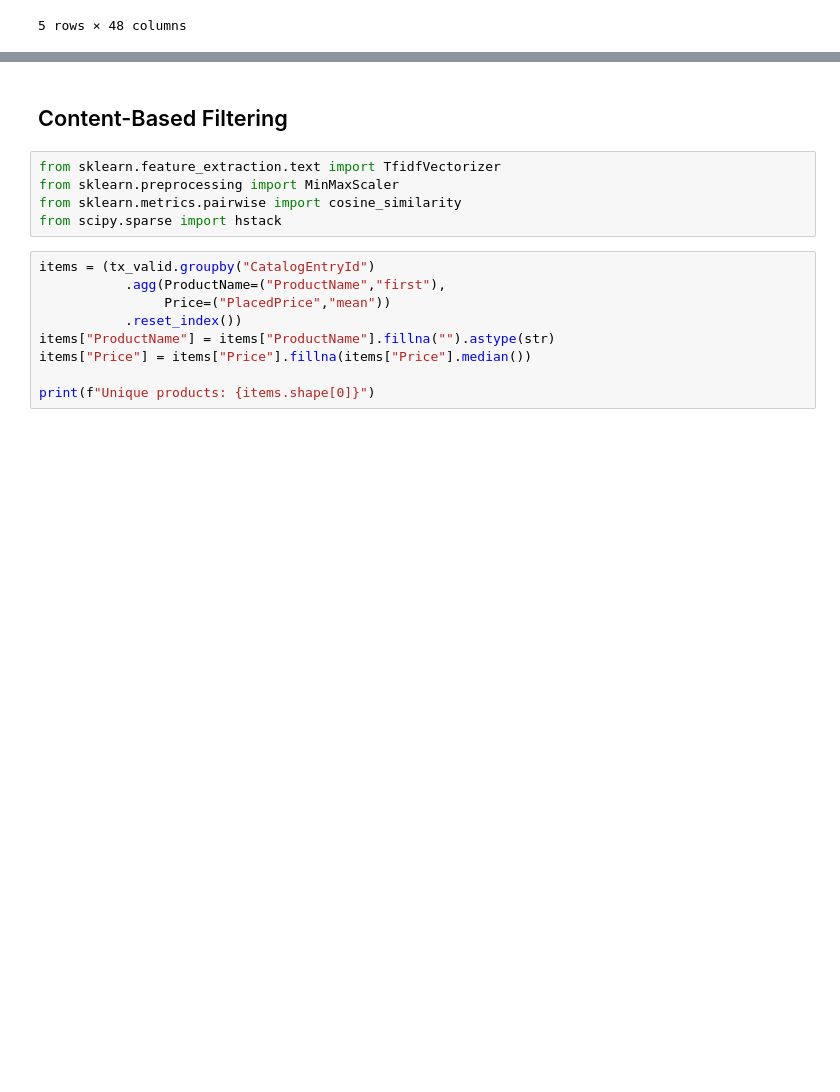
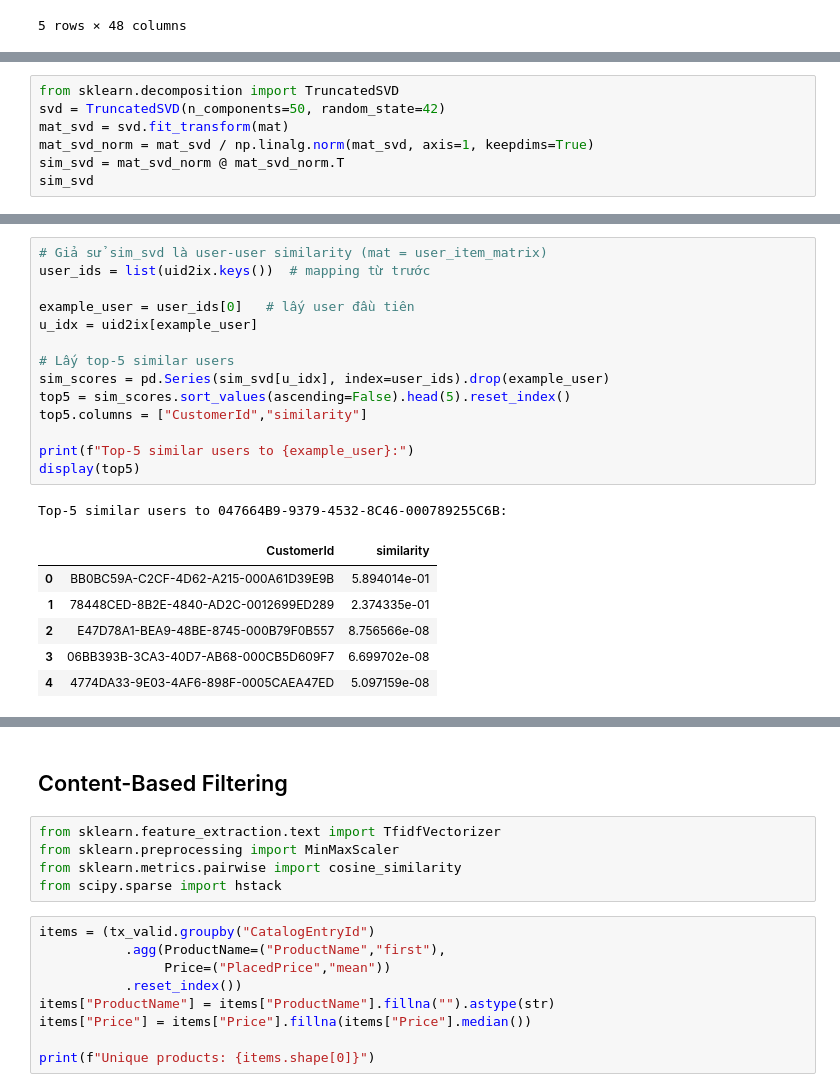
Before and after one commit to SnowflakeTech/Recommendation-System-for-Ecormmerce, a Jupyter notebook: notebook/main.ipynb, the cells around one changed output, grey strips where cells are left out. Drawn from its saved outputs; the diff is of its cells as text; blank space fills up the shorter version.

```diff
--- a/notebook/main.ipynb
+++ b/notebook/main.ipynb
@@ -687,0 +703,7 @@ df_jaccard.head()
+# %%
+from sklearn.decomposition import TruncatedSVD
+svd = TruncatedSVD(n_components=50, random_state=42)
+mat_svd = svd.fit_transform(mat)
+mat_svd_norm = mat_svd / np.linalg.norm(mat_svd, axis=1, keepdims=True)
+sim_svd = mat_svd_norm @ mat_svd_norm.T
+sim_svd
@@ -687,0 +724,22 @@ df_jaccard.head()
+# %%
+# Giả sử sim_svd là user-user similarity (mat = user_item_matrix)
+user_ids = list(uid2ix.keys())  # mapping từ trước
+
+example_user = user_ids[0]   # lấy user đầu tiên
+u_idx = uid2ix[example_user]
+
+# Lấy top-5 similar users
+sim_scores = pd.Series(sim_svd[u_idx], index=user_ids).drop(example_user)
+top5 = sim_scores.sort_values(ascending=False).head(5).reset_index()
+top5.columns = ["CustomerId","similarity"]
+
+print(f"Top-5 similar users to {example_user}:")
+display(top5)
+# %% [output]
+Top-5 similar users to 047664B9-9379-4532-8C46-000789255C6B:
+|  | CustomerId | similarity |
+| 0 | BB0BC59A-C2CF-4D62-A215-000A61D39E9B | 5.894014e-01 |
+| 1 | 78448CED-8B2E-4840-AD2C-0012699ED289 | 2.374335e-01 |
+| 2 | E47D78A1-BEA9-48BE-8745-000B79F0B557 | 8.756566e-08 |
+| 3 | 06BB393B-3CA3-40D7-AB68-000CB5D609F7 | 6.699702e-08 |
+| 4 | 4774DA33-9E03-4AF6-898F-0005CAEA47ED | 5.097159e-08 |
```
Also changed, not shown: parts of 17 cells of this notebook, 4 other files.
